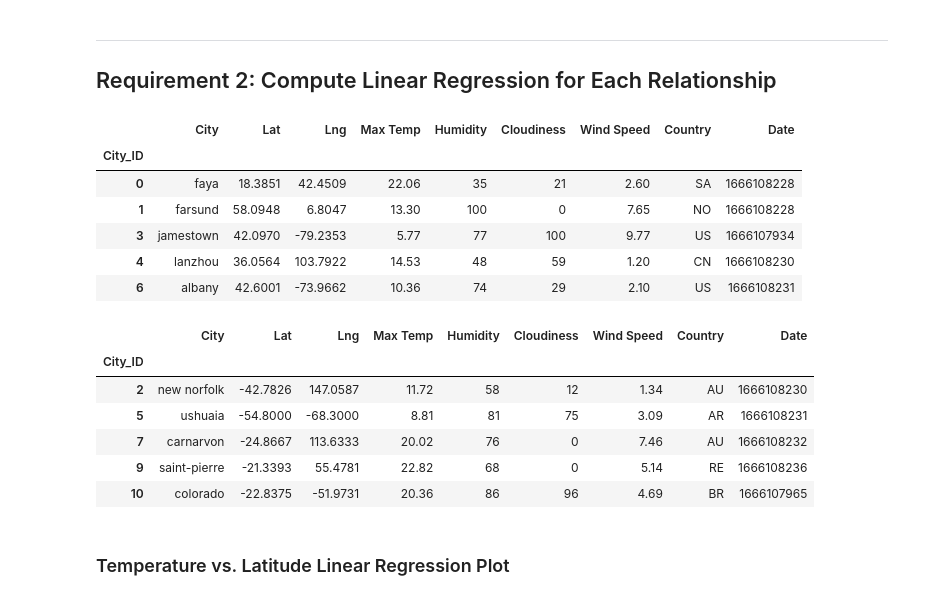
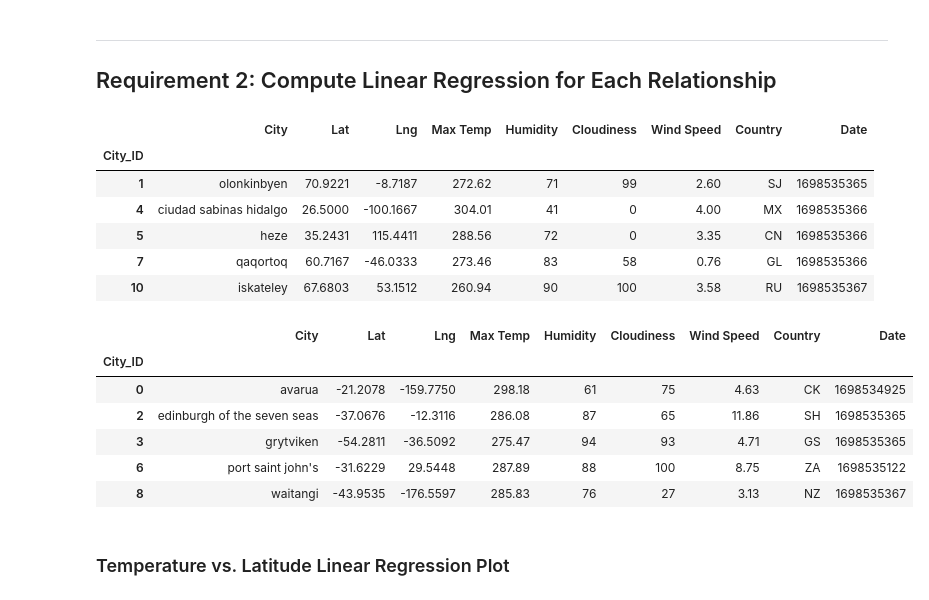
Before and after one commit to raniljoshua/Module-6-Challenge_python-api-challenge, a Jupyter notebook: WeatherPy/WeatherPy.ipynb, the cells around one changed output. Saved outputs shown, nothing was run; the diff lists cells and outputs as text; code cells hidden in the pictures.

```diff
--- a/WeatherPy/WeatherPy.ipynb
+++ b/WeatherPy/WeatherPy.ipynb
@@ -277,30 +339,30 @@ plt.show()
 # %%
 # Create a DataFrame with the Northern Hemisphere data (Latitude >= 0)
-# YOUR CODE HERE
+northern_hemi_df = city_data_df.loc[city_data_df["Lat"] >= 0]
 
 # Display sample data
 northern_hemi_df.head()
 # %% [output]
 |  | City | Lat | Lng | Max Temp | Humidity | Cloudiness | Wind Speed | Country | Date |
 | City_ID |  |  |  |  |  |  |  |  |  |
-| 0 | faya | 18.3851 | 42.4509 | 22.06 | 35 | 21 | 2.60 | SA | 1666108228 |
-| 1 | farsund | 58.0948 | 6.8047 | 13.30 | 100 | 0 | 7.65 | NO | 1666108228 |
-| 3 | jamestown | 42.0970 | -79.2353 | 5.77 | 77 | 100 | 9.77 | US | 1666107934 |
-| 4 | lanzhou | 36.0564 | 103.7922 | 14.53 | 48 | 59 | 1.20 | CN | 1666108230 |
-| 6 | albany | 42.6001 | -73.9662 | 10.36 | 74 | 29 | 2.10 | US | 1666108231 |
+| 1 | olonkinbyen | 70.9221 | -8.7187 | 272.62 | 71 | 99 | 2.60 | SJ | 1698535365 |
+| 4 | ciudad sabinas hidalgo | 26.5000 | -100.1667 | 304.01 | 41 | 0 | 4.00 | MX | 1698535366 |
+| 5 | heze | 35.2431 | 115.4411 | 288.56 | 72 | 0 | 3.35 | CN | 1698535366 |
+| 7 | qaqortoq | 60.7167 | -46.0333 | 273.46 | 83 | 58 | 0.76 | GL | 1698535366 |
+| 10 | iskateley | 67.6803 | 53.1512 | 260.94 | 90 | 100 | 3.58 | RU | 1698535367 |
 # %%
 # Create a DataFrame with the Southern Hemisphere data (Latitude < 0)
-# YOUR CODE HERE
+southern_hemi_df = city_data_df.loc[city_data_df["Lat"] < 0]
 
 # Display sample data
 southern_hemi_df.head()
 # %% [output]
 |  | City | Lat | Lng | Max Temp | Humidity | Cloudiness | Wind Speed | Country | Date |
 | City_ID |  |  |  |  |  |  |  |  |  |
-| 2 | new norfolk | -42.7826 | 147.0587 | 11.72 | 58 | 12 | 1.34 | AU | 1666108230 |
-| 5 | ushuaia | -54.8000 | -68.3000 | 8.81 | 81 | 75 | 3.09 | AR | 1666108231 |
-| 7 | carnarvon | -24.8667 | 113.6333 | 20.02 | 76 | 0 | 7.46 | AU | 1666108232 |
-| 9 | saint-pierre | -21.3393 | 55.4781 | 22.82 | 68 | 0 | 5.14 | RE | 1666108236 |
-| 10 | colorado | -22.8375 | -51.9731 | 20.36 | 86 | 96 | 4.69 | BR | 1666107965 |
+| 0 | avarua | -21.2078 | -159.7750 | 298.18 | 61 | 75 | 4.63 | CK | 1698534925 |
+| 2 | edinburgh of the seven seas | -37.0676 | -12.3116 | 286.08 | 87 | 65 | 11.86 | SH | 1698535365 |
+| 3 | grytviken | -54.2811 | -36.5092 | 275.47 | 94 | 93 | 4.71 | GS | 1698535365 |
+| 6 | port saint john's | -31.6229 | 29.5448 | 287.89 | 88 | 100 | 8.75 | ZA | 1698535122 |
+| 8 | waitangi | -43.9535 | -176.5597 | 285.83 | 76 | 27 | 3.13 | NZ | 1698535367 |
 # %% [markdown]
 ###  Temperature vs. Latitude Linear Regression Plot
```
Also changed, not shown: parts of 30 cells of this notebook, 5 other files.
